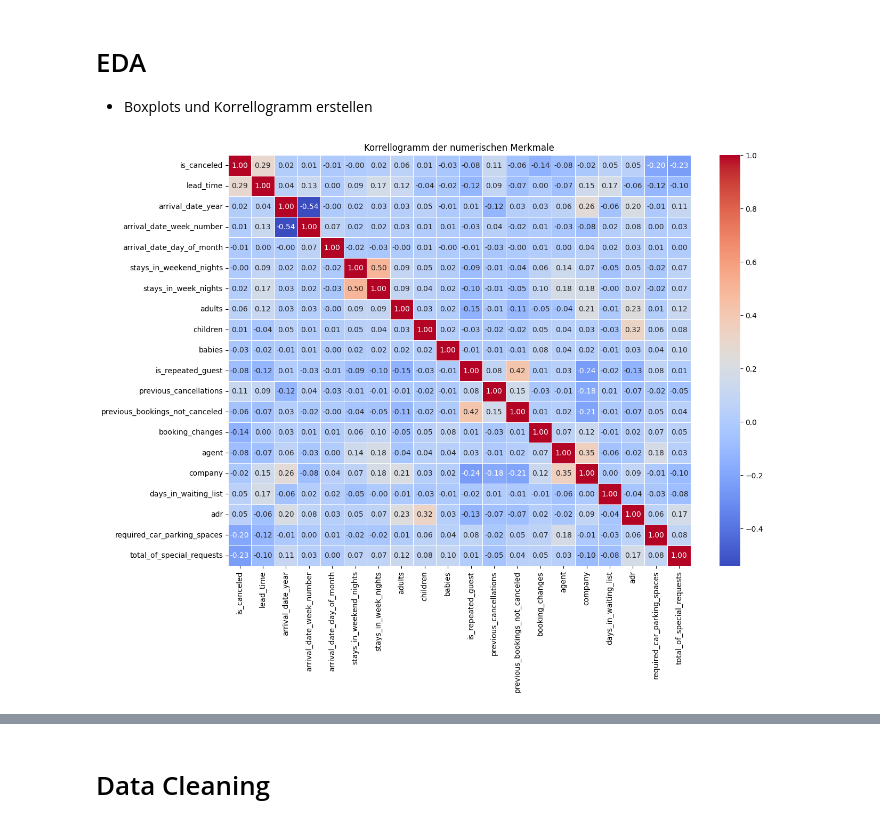
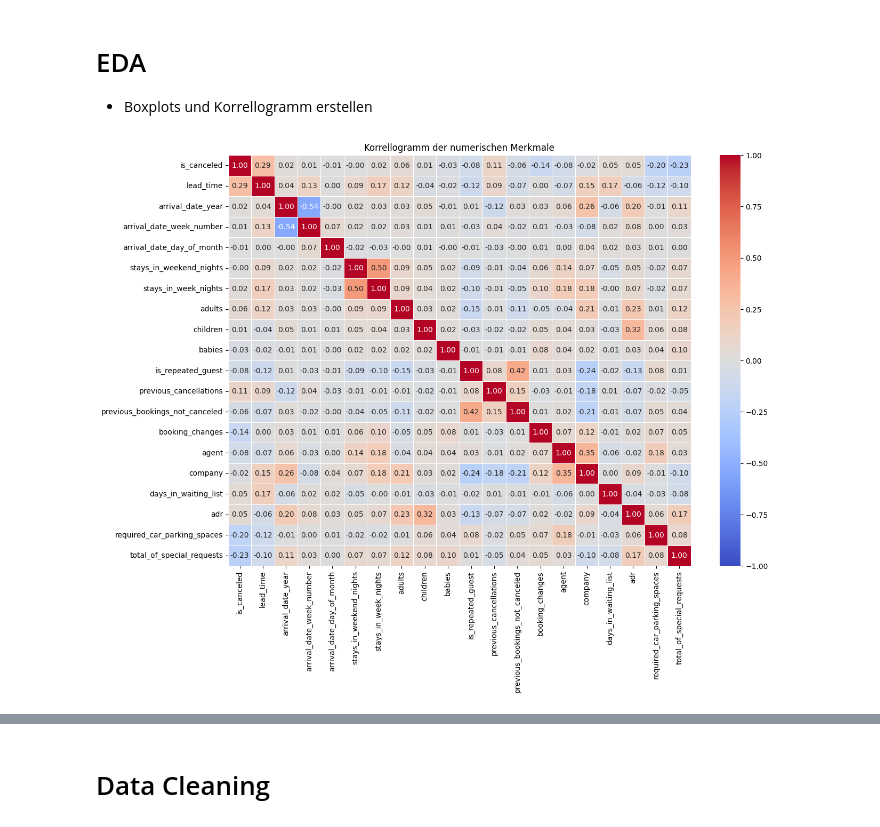
Before and after one commit to abt-kevin/Hotel_Bookings, a Jupyter notebook: hotel_bookings.ipynb, the cells around one changed output, grey strips where cells are left out. Cells and saved outputs as stored; diff of their text form; code cells hidden in the pictures.

```diff
--- a/hotel_bookings.ipynb
+++ b/hotel_bookings.ipynb
@@ -146,12 +146,13 @@ import seaborn as sns
 # %%
 df_numeric = df.select_dtypes(include='number')
 corr = df_numeric.corr()
 plt.figure(figsize=(14, 10))
-sns.heatmap(corr, annot=True, fmt=".2f", cmap="coolwarm", linewidths=0.5)
+sns.heatmap(corr, annot=True, fmt=".2f", cmap="coolwarm", linewidths=0.5, center=0,vmin=-1,
+vmax=1)
 plt.title("Korrellogramm der numerischen Merkmale")
 plt.show()
 # %% [output]
-[figure, old version]
+[figure, new version]
 # %%
 categorical_vars = [
     'meal', 'market_segment', 'distribution_channel', 'deposit_type', 'reserved_room_type', 'assigned_room_type', 'customer_type','country_grouped']
```
Also changed, not shown: parts of 2 cells of this notebook.
